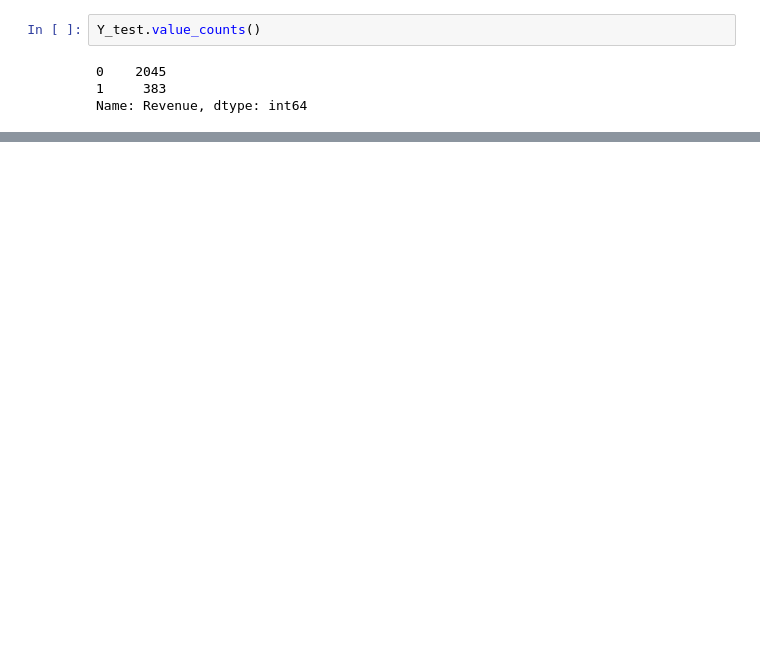
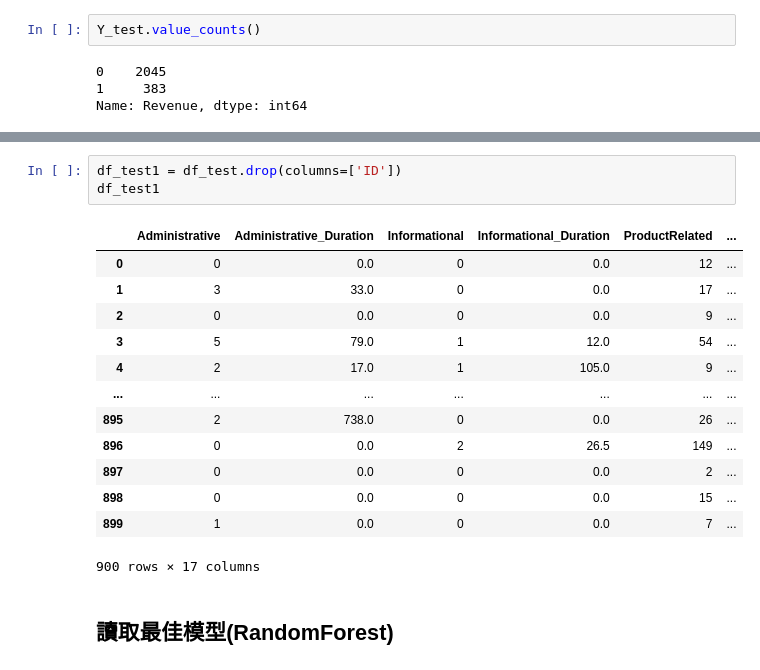
Before and after one commit to m10923039/data_question, a Jupyter notebook: Q1-Kf-im-train_test.ipynb, the cells around one changed output, grey strips where cells are left out. Cells and saved outputs as stored; diff of their text form; blank space fills up the shorter version.

```diff
--- a/Q1-Kf-im-train_test.ipynb
+++ b/Q1-Kf-im-train_test.ipynb
@@ -518,0 +536,19 @@ df_model_score
+# %%
+df_test1 = df_test.drop(columns=['ID'])
+df_test1
+# %% [output]
+|  | Administrative | Administrative_Duration | Informational | Informational_Duration | ProductRelated | ... |
+| 0 | 0 | 0.0 | 0 | 0.0 | 12 | ... |
+| 1 | 3 | 33.0 | 0 | 0.0 | 17 | ... |
+| 2 | 0 | 0.0 | 0 | 0.0 | 9 | ... |
+| 3 | 5 | 79.0 | 1 | 12.0 | 54 | ... |
+| 4 | 2 | 17.0 | 1 | 105.0 | 9 | ... |
+| ... | ... | ... | ... | ... | ... | ... |
+| 895 | 2 | 738.0 | 0 | 0.0 | 26 | ... |
+| 896 | 0 | 0.0 | 2 | 26.5 | 149 | ... |
+| 897 | 0 | 0.0 | 0 | 0.0 | 2 | ... |
+| 898 | 0 | 0.0 | 0 | 0.0 | 15 | ... |
+| 899 | 1 | 0.0 | 0 | 0.0 | 7 | ... |
+900 rows × 17 columns
+# %% [markdown]
+## 讀取最佳模型(RandomForest)
```
Also changed, not shown: parts of 26 cells of this notebook, 1 other file.
